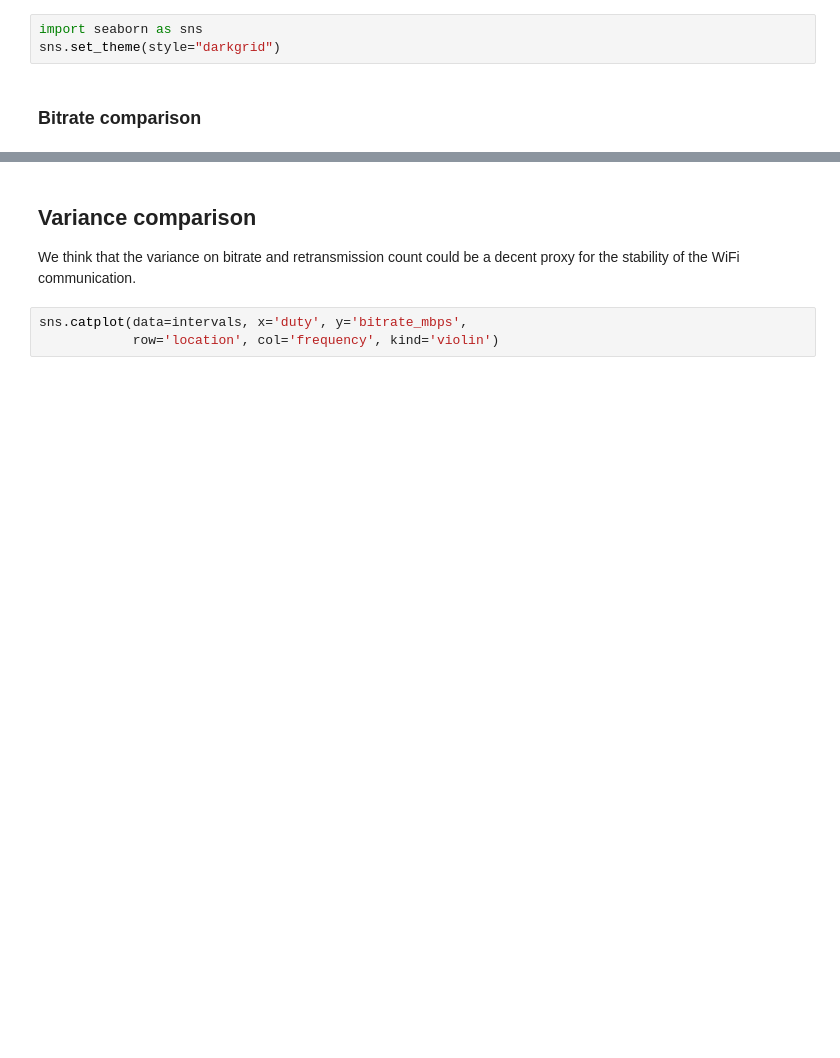
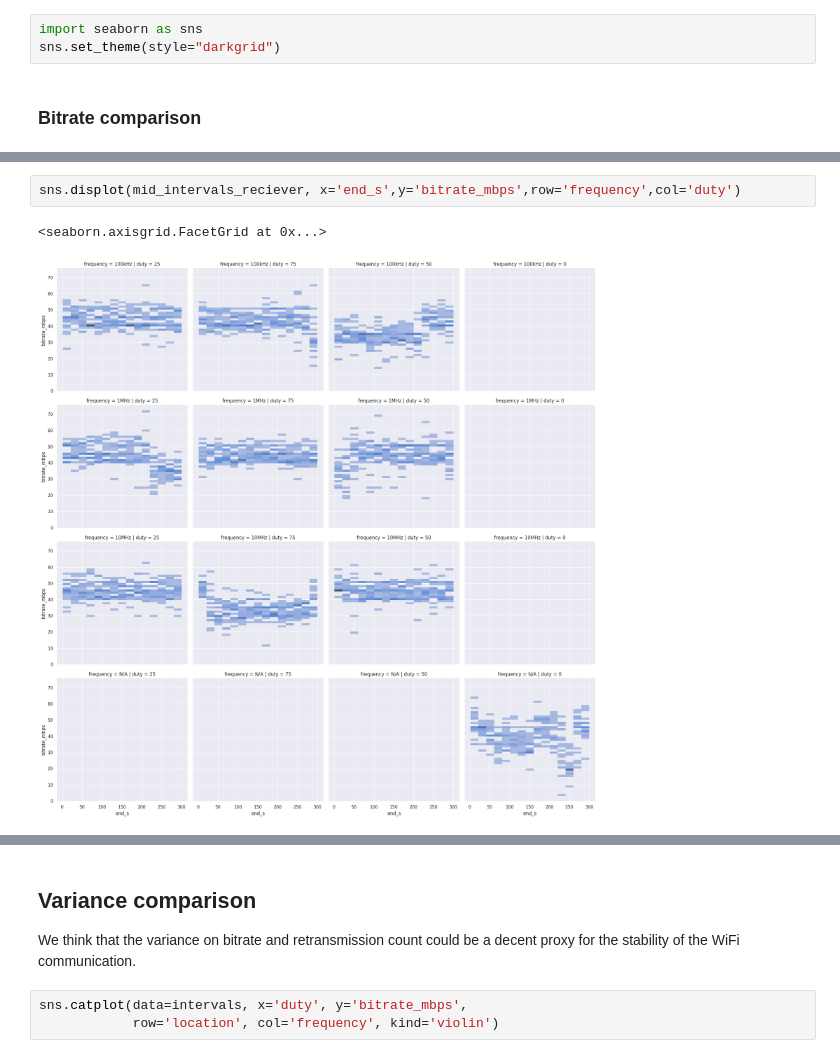
Before and after one commit to jehuddleston/en601616finalproject, a Jupyter notebook: scripts/compare.ipynb, the cells around one changed output, grey strips where cells are left out. Drawn from its saved outputs; the diff is of its cells as text; blank space fills up the shorter version.

```diff
--- a/scripts/compare.ipynb
+++ b/scripts/compare.ipynb
@@ -341,3 +330,8 @@ ValueError: Number of rows must be a positive integer, not 0
+# %%
+sns.displot(mid_intervals_reciever, x='end_s',y='bitrate_mbps',row='frequency',col='duty')
+# %% [output]
+<seaborn.axisgrid.FacetGrid at 0x...>
+[figure, added]
 # %%
 fig = sns.displot(tx_intervals, x='end_s',y='bitrate_mbps',row='frequency',col='duty')
 fig.set_ylabels("Bitrate (Mbps)")
```
Also changed, not shown: parts of 11 cells of this notebook, 2 other files.
